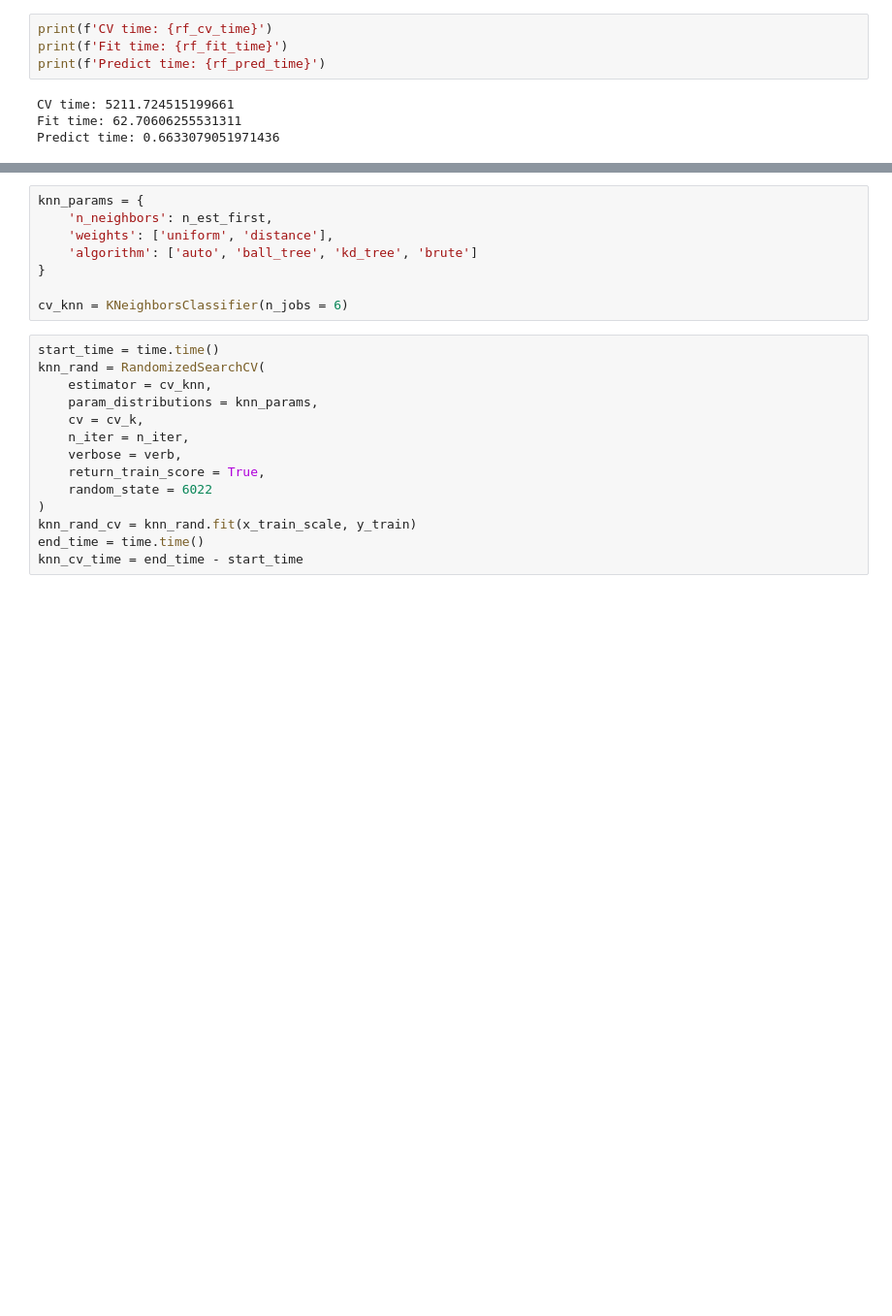
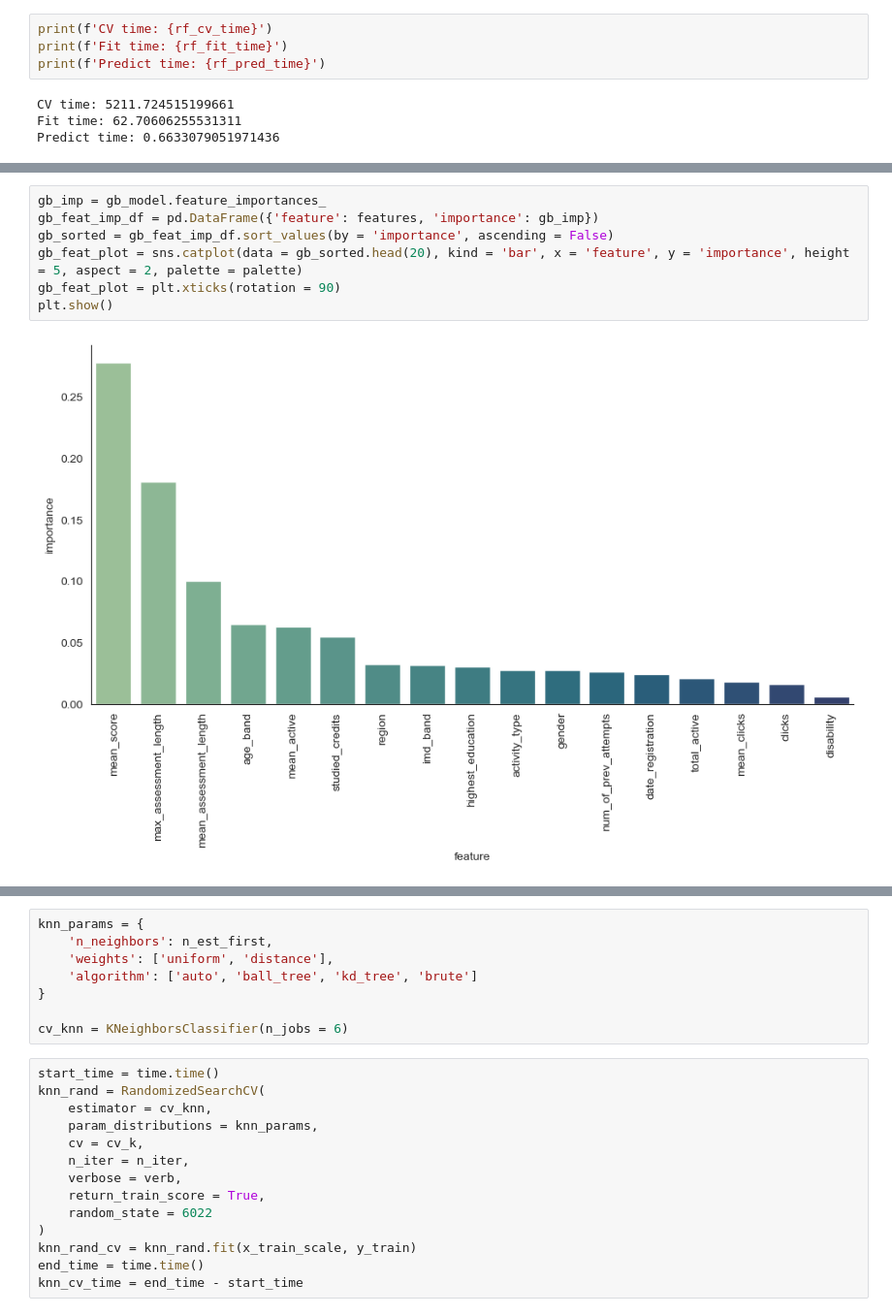
Before and after one commit to jpjavier23/capstone_2_modeling, a Jupyter notebook: capstone_2_modeling.ipynb, the cells around one changed output, grey strips where cells are left out. Shown at 97% size. Saved outputs shown, nothing was run; the diff lists cells and outputs as text; blank space fills up the shorter version.

```diff
--- a/capstone_2_modeling.ipynb
+++ b/capstone_2_modeling.ipynb
@@ -432,0 +539,9 @@ Predict time: 0.6633079051971436
+# %%
+gb_imp = gb_model.feature_importances_
+gb_feat_imp_df = pd.DataFrame({'feature': features, 'importance': gb_imp})
+gb_sorted = gb_feat_imp_df.sort_values(by = 'importance', ascending = False)
+gb_feat_plot = sns.catplot(data = gb_sorted.head(20), kind = 'bar', x = 'feature', y = 'importance', height = 5, aspect = 2, palette = palette)
+gb_feat_plot = plt.xticks(rotation = 90)
+plt.show()
+# %% [output]
+[figure, new version]
```
Also changed, not shown: parts of 51 cells of this notebook.
